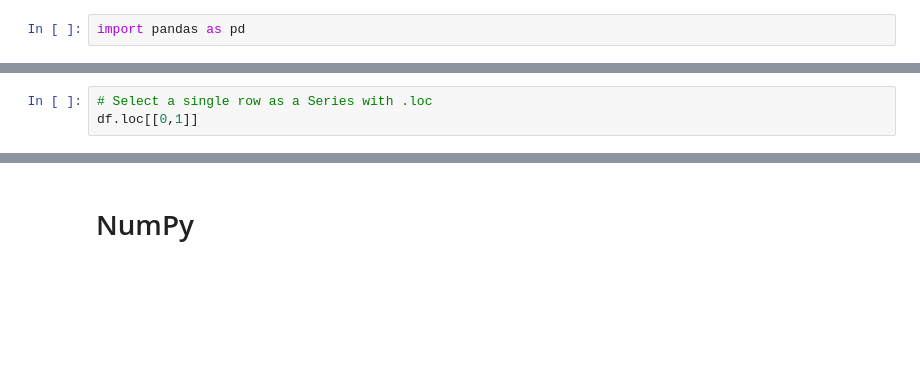
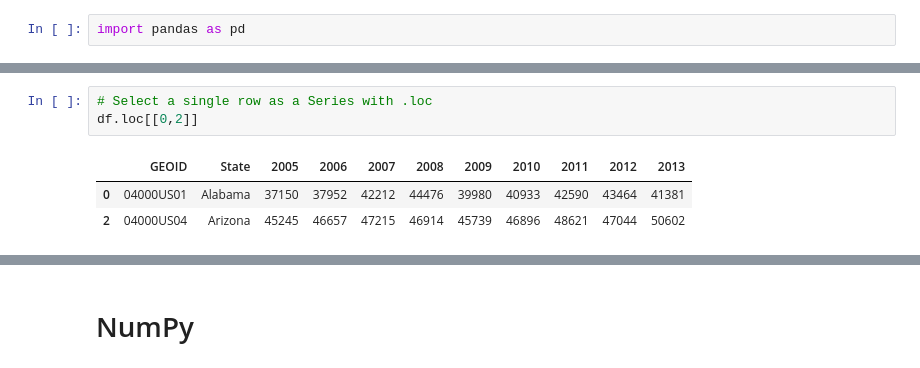
Before and after one commit to gamingflexer/Machine-Learning-Workshop-Notebook, a Jupyter notebook: Machine_Learning_Workshop.ipynb, the cells around one changed output, grey strips where cells are left out. Cells and saved outputs as stored; diff of their text form; blank space fills up the shorter version.

```diff
--- a/Machine_Learning_Workshop.ipynb
+++ b/Machine_Learning_Workshop.ipynb
@@ -125,5 +258,9 @@ df[['State','2005']]
 # %%
 # Select a single row as a Series with .loc
-df.loc[[0,1]]
+df.loc[[0,2]]
+# %% [output]
+|  | GEOID | State | 2005 | 2006 | 2007 | 2008 | 2009 | 2010 | 2011 | 2012 | 2013 |
+| 0 | 04000US01 | Alabama | 37150 | 37952 | 42212 | 44476 | 39980 | 40933 | 42590 | 43464 | 41381 |
+| 2 | 04000US04 | Arizona | 45245 | 46657 | 47215 | 46914 | 45739 | 46896 | 48621 | 47044 | 50602 |
 # %%
 df.loc[0:3]
```
Also changed, not shown: parts of 62 cells of this notebook.
